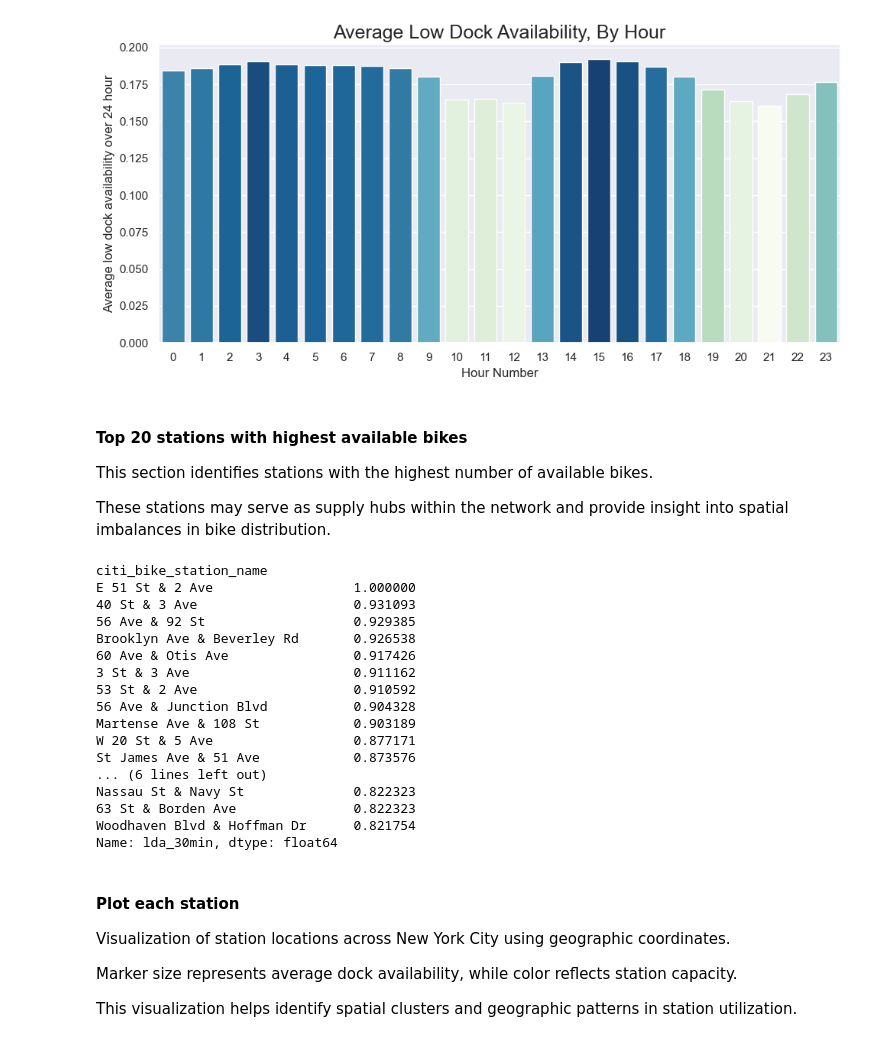
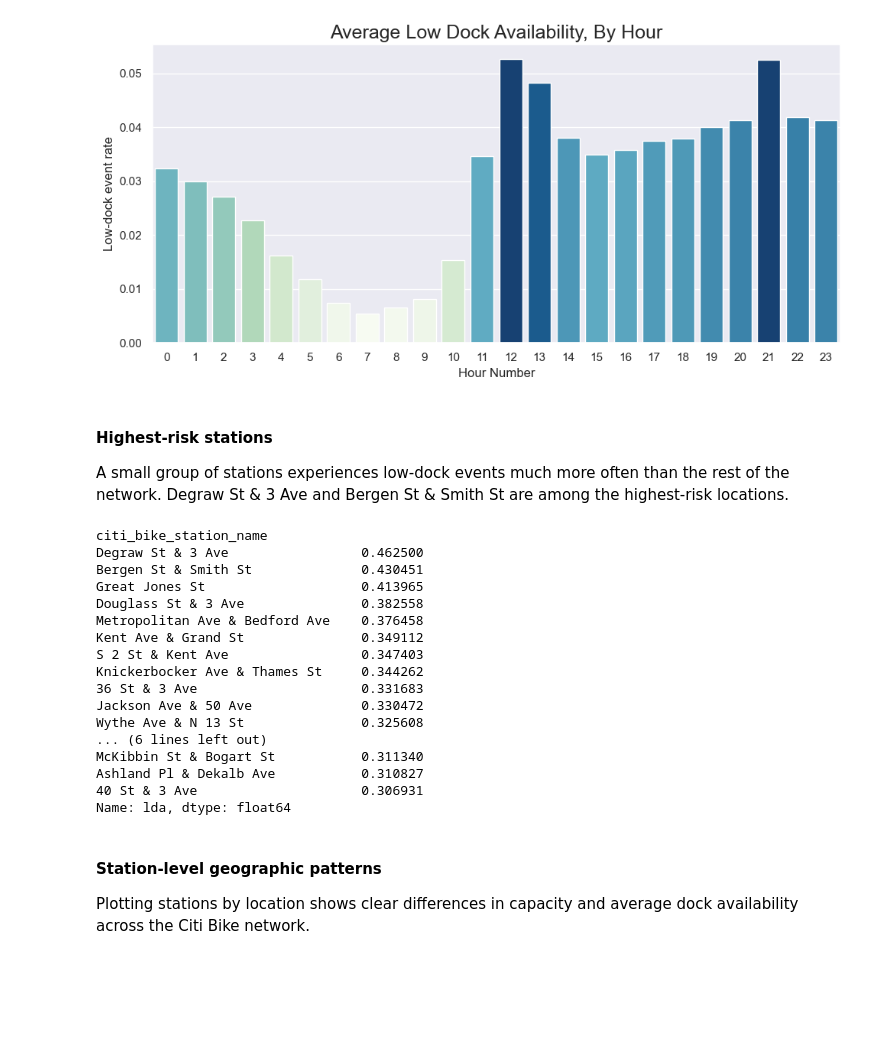
Before and after one commit to jac6779/citi-bike-prediction, a Jupyter notebook: notebooks/02_citi_bike_prediction_exploratory_analysis.ipynb, the cells around one changed output. Drawn from its saved outputs; the diff is of its cells as text; code cells hidden in the pictures; blank space fills up the shorter version.

```diff
--- a/notebooks/02_citi_bike_prediction_exploratory_analysis.ipynb
+++ b/notebooks/02_citi_bike_prediction_exploratory_analysis.ipynb
@@ -237,65 +208,59 @@ These findings highlight the importance of time-based features in modeling.
 # %%
 # Aggregate data
-avg_lda_by_hr = pd.DataFrame(data.groupby("snapshot_hr")["lda_30min"].mean())
+avg_lda_by_hr = pd.DataFrame(data.groupby("snapshot_hr")["lda"].mean())
 
 # Figure size
 plt.figure(figsize=(10, 5))
 
 # Plot data
 sns.barplot(
     avg_lda_by_hr,
     x="snapshot_hr",
-    y="lda_30min",
+    y="lda",
     palette="GnBu",
-    hue="lda_30min",
+    hue="lda",
     legend=False
 )
 
 # Axes and title
 plt.title("Average Low Dock Availability, By Hour", fontsize=18)
 plt.xlabel("Hour Number")
 plt.xticks(range(24))
-plt.ylabel("Average low dock availability over 24 hour")
+plt.ylabel("Low-dock event rate")
 plt.tight_layout()
 
 plt.show()
 # %% [output]
-[figure, old version]
+[figure, new version]
 # %% [markdown]
-#### Top 20 stations with highest available bikes
+#### Highest-risk stations
 
-This section identifies stations with the highest number of available bikes.
-
-These stations may serve as supply hubs within the network and provide insight into spatial imbalances in bike distribution.
+A small group of stations experiences low-dock events much more often than the rest of the network. Degraw St & 3 Ave and Bergen St & Smith St are among the highest-risk locations.
 # %%
 # Plot
-data.groupby("citi_bike_station_name")["lda_30min"].mean().sort_values(ascending=False).head(20)
+data.groupby("citi_bike_station_name")["lda"].mean().sort_values(ascending=False).head(20)
 # %% [output]
 citi_bike_station_name
-E 51 St & 2 Ave                  1.000000
-40 St & 3 Ave                    0.931093
-56 Ave & 92 St                   0.929385
-Brooklyn Ave & Beverley Rd       0.926538
-60 Ave & Otis Ave                0.917426
-3 St & 3 Ave                     0.911162
-53 St & 2 Ave                    0.910592
-56 Ave & Junction Blvd           0.904328
-Martense Ave & 108 St            0.903189
-W 20 St & 5 Ave                  0.877171
-St James Ave & 51 Ave            0.873576
+Degraw St & 3 Ave                 0.462500
+Bergen St & Smith St              0.430451
+Great Jones St                    0.413965
+Douglass St & 3 Ave               0.382558
+Metropolitan Ave & Bedford Ave    0.376458
+Kent Ave & Grand St               0.349112
+S 2 St & Kent Ave                 0.347403
+Knickerbocker Ave & Thames St     0.344262
+36 St & 3 Ave                     0.331683
+Jackson Ave & 50 Ave              0.330472
+Wythe Ave & N 13 St               0.325608
 ... (6 lines left out)
-Nassau St & Navy St              0.822323
-63 St & Borden Ave               0.822323
-Woodhaven Blvd & Hoffman Dr      0.821754
-Name: lda_30min, dtype: float64
+McKibbin St & Bogart St           0.311340
+Ashland Pl & Dekalb Ave           0.310827
+40 St & 3 Ave                     0.306931
+Name: lda, dtype: float64
 # %% [markdown]
-#### Plot each station
+#### Station-level geographic patterns
 
-Visualization of station locations across New York City using geographic coordinates.
-
-Marker size represents average dock availability, while color reflects station capacity.
-
-This visualization helps identify spatial clusters and geographic patterns in station utilization.
+Plotting stations by location shows clear differences in capacity and average dock availability across the Citi Bike network.
 # %%
 # Aggregate data
 station_plot_data = pd.DataFrame(
```
Also changed, not shown: parts of 23 cells of this notebook, 6 other files.
